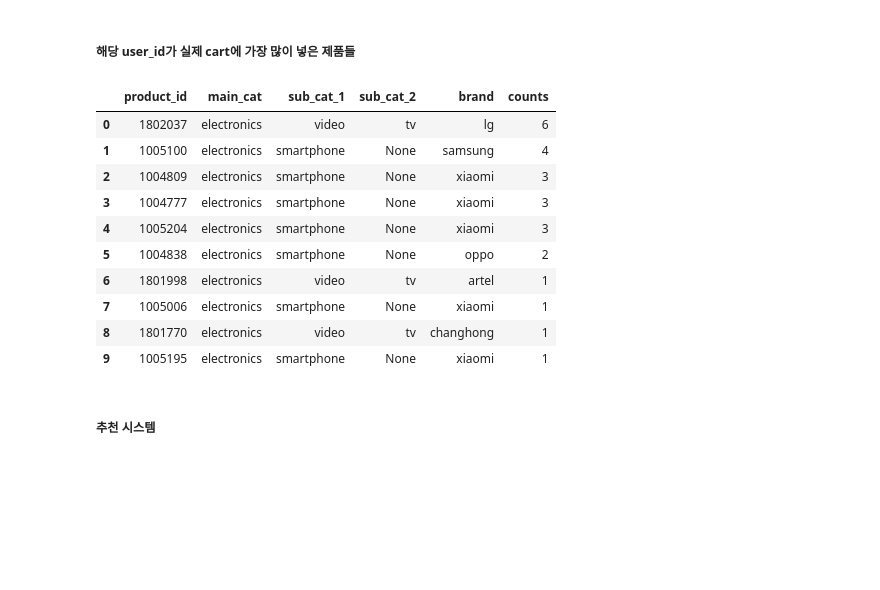
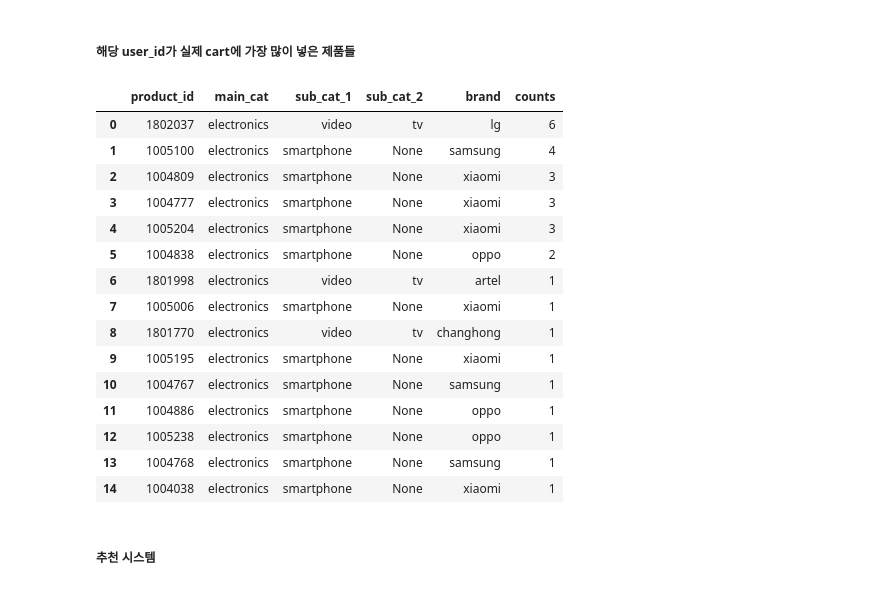
Before and after one commit to benidjor/ecommerce-behavior-data-analysis, a Jupyter notebook: tsj_data/als_recommend.ipynb, the cells around one changed output. Saved outputs shown, nothing was run; the diff lists cells and outputs as text; code cells hidden in the pictures; blank space fills up the shorter version.

```diff
--- a/tsj_data/als_recommend.ipynb
+++ b/tsj_data/als_recommend.ipynb
@@ -278,27 +278,32 @@ Recall : 0.83
 # %%
 user_id = 539016593
 
 user_prod_freq = (
     cart_day
     .loc[cart_day["user_id"] == user_id, "product_id"]
     .value_counts()
-    .iloc[:10]
+    .iloc[:15]
 )
 freq_item = item_lookup.set_index("product_id").loc[user_prod_freq.index.to_list(), :]
 freq_item.loc[:, "counts"] = user_prod_freq.to_list()
 freq_item.reset_index()
 # %% [output]
 |  | product_id | main_cat | sub_cat_1 | sub_cat_2 | brand | counts |
 | 0 | 1802037 | electronics | video | tv | lg | 6 |
 | 1 | 1005100 | electronics | smartphone | None | samsung | 4 |
 | 2 | 1004809 | electronics | smartphone | None | xiaomi | 3 |
 | 3 | 1004777 | electronics | smartphone | None | xiaomi | 3 |
 | 4 | 1005204 | electronics | smartphone | None | xiaomi | 3 |
 | 5 | 1004838 | electronics | smartphone | None | oppo | 2 |
 | 6 | 1801998 | electronics | video | tv | artel | 1 |
 | 7 | 1005006 | electronics | smartphone | None | xiaomi | 1 |
 | 8 | 1801770 | electronics | video | tv | changhong | 1 |
 | 9 | 1005195 | electronics | smartphone | None | xiaomi | 1 |
+| 10 | 1004767 | electronics | smartphone | None | samsung | 1 |
+| 11 | 1004886 | electronics | smartphone | None | oppo | 1 |
+| 12 | 1005238 | electronics | smartphone | None | oppo | 1 |
+| 13 | 1004768 | electronics | smartphone | None | samsung | 1 |
+| 14 | 1004038 | electronics | smartphone | None | xiaomi | 1 |
 # %% [markdown]
 ##### 추천 시스템
 # %%
```
Also changed, not shown: 21 other files.
